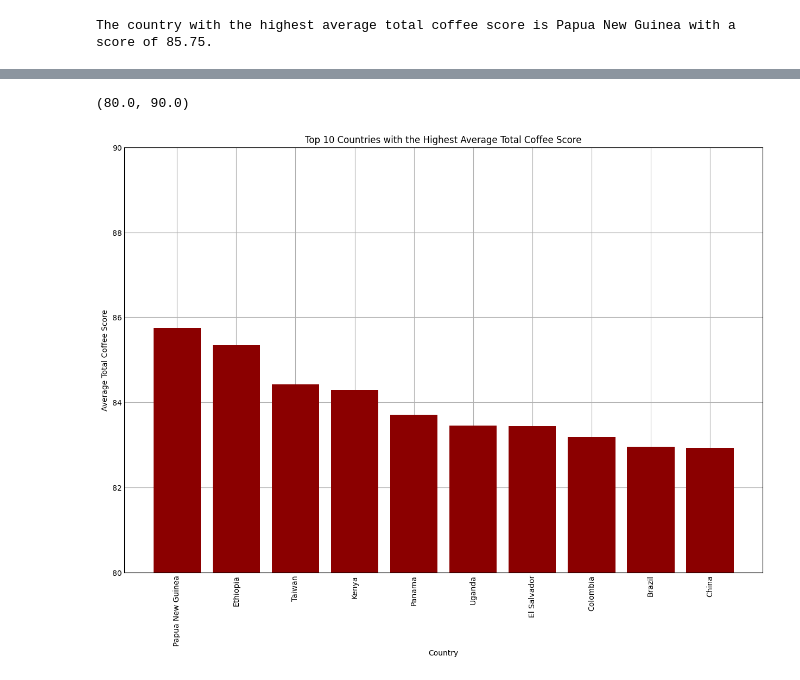
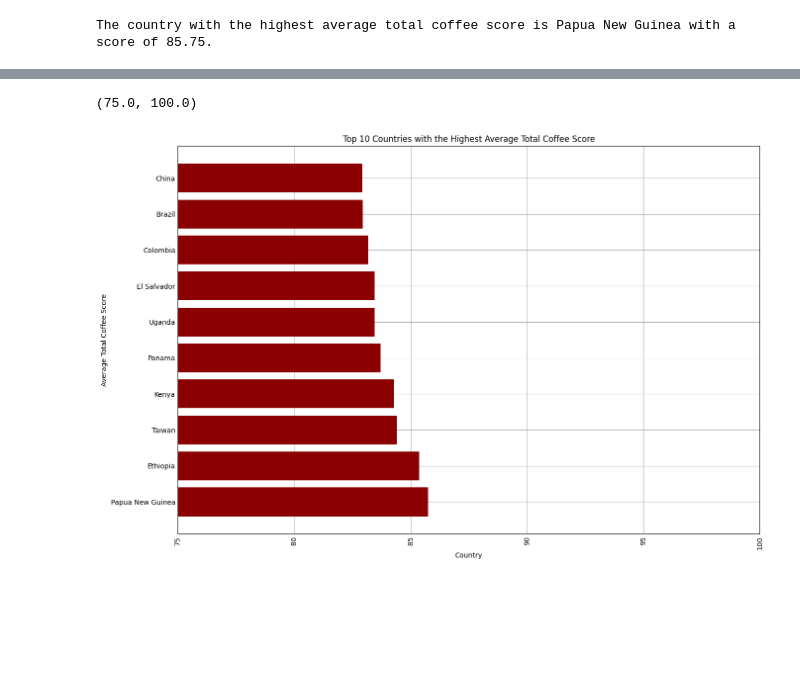
Before and after one commit to TroyH-21/Troy-Heroldt-cs130-project, a Jupyter notebook: analysis.ipynb, the cells around one changed output, grey strips where cells are left out. Saved outputs shown, nothing was run; the diff lists cells and outputs as text; code cells hidden in the pictures; blank space fills up the shorter version.

```diff
--- a/analysis.ipynb
+++ b/analysis.ipynb
@@ -121,17 +139,17 @@ top_countries = find_top_countries(avg_coffee_score)
 # %%
 top10_countries = dict(list(top_countries.items())[:10])
 
 top10_countries_names = list(top10_countries.keys()) # Create a list with the names of the top 10 countries
 top10_countries_scores = list(top10_countries.values()) # Create a list with the average total coffee scores of the top 10 countries
 
 #Used plt.bar because I was plotting from two lists and not a dataframe
 plt.figure(figsize=(12, 8)) # Set the size of the figure to be wider
-plt.bar(top10_countries_names, top10_countries_scores, color = "darkred") # Create a bar chart
+plt.barh(y=top10_countries_names, width=top10_countries_scores, color = "darkred") # Create a bar chart
 plt.title('Top 10 Countries with the Highest Average Total Coffee Score')
 plt.xlabel('Country')
 plt.ylabel('Average Total Coffee Score')
 plt.xticks(rotation=90) # Rotate the x-axis labels for better readability
-plt.ylim(80, 90) # Limits the y-axis to only display y-values between 80 and 90
+plt.xlim(75, 100) # Limits the y-axis to only display y-values between 75 and 100
 # %% [output]
-(80.0, 90.0)
+(75.0, 100.0)
-[figure, old version]
+[figure, new version]
```
Also changed, not shown: parts of 2 cells of this notebook.
